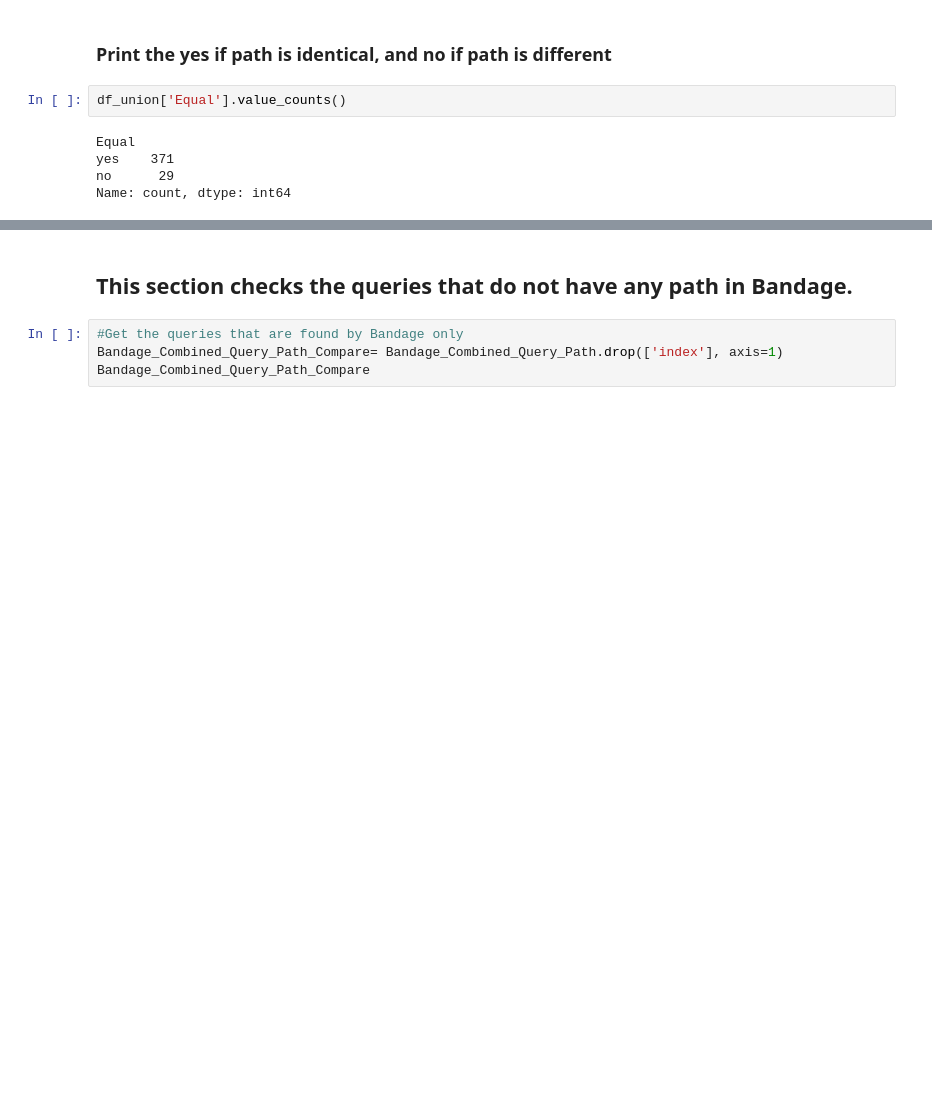
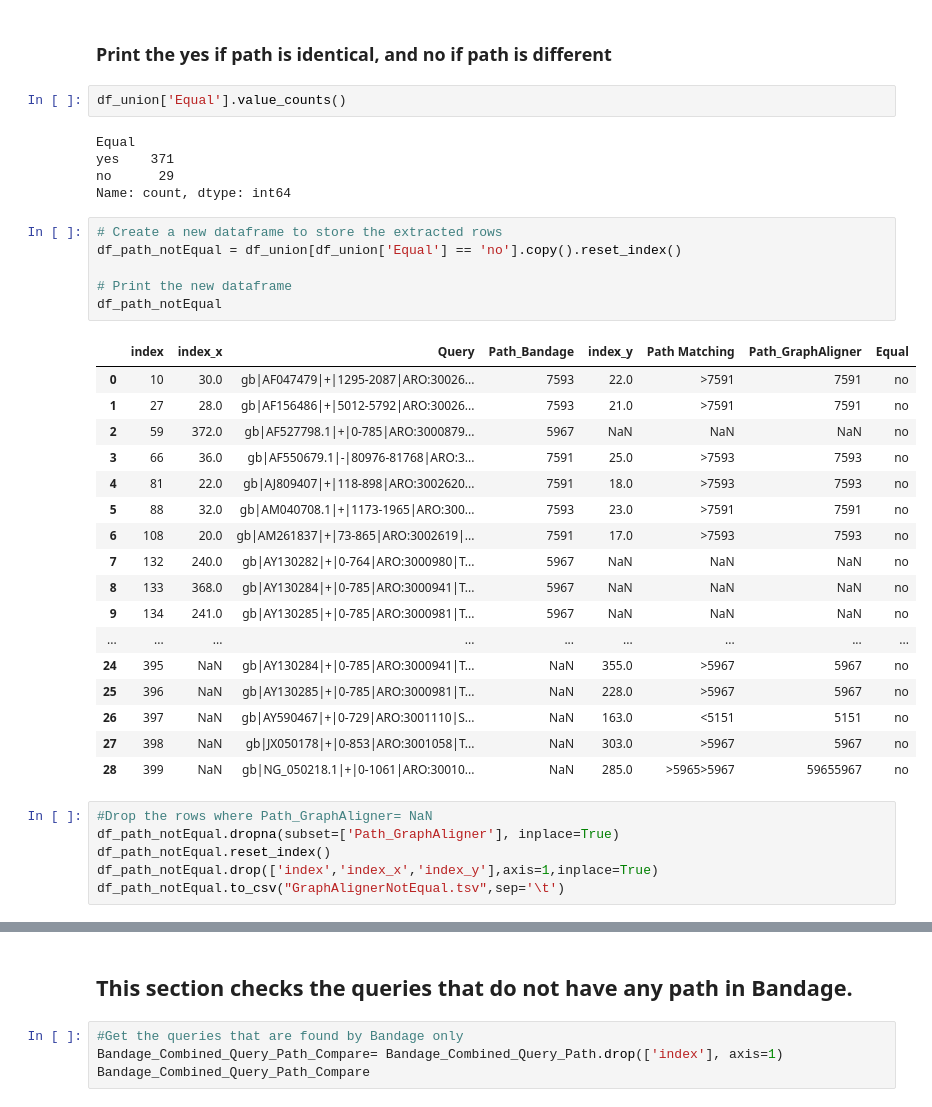
Before and after one commit to Yusreen/Thesis, a Jupyter notebook: Results and findings/GraphAlignerBandageScript.ipynb, the cells around one changed output, grey strips where cells are left out. Drawn from its saved outputs; the diff is of its cells as text; blank space fills up the shorter version.

```diff
--- a/Results and findings/GraphAlignerBandageScript.ipynb
+++ b/Results and findings/GraphAlignerBandageScript.ipynb
@@ -126,3 +157,33 @@ Equal
 yes    371
 no      29
 Name: count, dtype: int64
+# %%
+# Create a new dataframe to store the extracted rows
+df_path_notEqual = df_union[df_union['Equal'] == 'no'].copy().reset_index()
+
+# Print the new dataframe
+df_path_notEqual
+# %% [output]
+|  | index | index_x | Query | Path_Bandage | index_y | Path Matching | Path_GraphAligner | Equal |
+| 0 | 10 | 30.0 | gb|AF047479|+|1295-2087|ARO:30026... | 7593 | 22.0 | >7591 | 7591 | no |
+| 1 | 27 | 28.0 | gb|AF156486|+|5012-5792|ARO:30026... | 7593 | 21.0 | >7591 | 7591 | no |
+| 2 | 59 | 372.0 | gb|AF527798.1|+|0-785|ARO:3000879... | 5967 | NaN | NaN | NaN | no |
+| 3 | 66 | 36.0 | gb|AF550679.1|-|80976-81768|ARO:3... | 7591 | 25.0 | >7593 | 7593 | no |
+| 4 | 81 | 22.0 | gb|AJ809407|+|118-898|ARO:3002620... | 7591 | 18.0 | >7593 | 7593 | no |
+| 5 | 88 | 32.0 | gb|AM040708.1|+|1173-1965|ARO:300... | 7593 | 23.0 | >7591 | 7591 | no |
+| 6 | 108 | 20.0 | gb|AM261837|+|73-865|ARO:3002619|... | 7591 | 17.0 | >7593 | 7593 | no |
+| 7 | 132 | 240.0 | gb|AY130282|+|0-764|ARO:3000980|T... | 5967 | NaN | NaN | NaN | no |
+| 8 | 133 | 368.0 | gb|AY130284|+|0-785|ARO:3000941|T... | 5967 | NaN | NaN | NaN | no |
+| 9 | 134 | 241.0 | gb|AY130285|+|0-785|ARO:3000981|T... | 5967 | NaN | NaN | NaN | no |
+| ... | ... | ... | ... | ... | ... | ... | ... | ... |
+| 24 | 395 | NaN | gb|AY130284|+|0-785|ARO:3000941|T... | NaN | 355.0 | >5967 | 5967 | no |
+| 25 | 396 | NaN | gb|AY130285|+|0-785|ARO:3000981|T... | NaN | 228.0 | >5967 | 5967 | no |
+| 26 | 397 | NaN | gb|AY590467|+|0-729|ARO:3001110|S... | NaN | 163.0 | <5151 | 5151 | no |
+| 27 | 398 | NaN | gb|JX050178|+|0-853|ARO:3001058|T... | NaN | 303.0 | >5967 | 5967 | no |
+| 28 | 399 | NaN | gb|NG_050218.1|+|0-1061|ARO:30010... | NaN | 285.0 | >5965>5967 | 59655967 | no |
+# %%
+#Drop the rows where Path_GraphAligner= NaN
+df_path_notEqual.dropna(subset=['Path_GraphAligner'], inplace=True)
+df_path_notEqual.reset_index()
+df_path_notEqual.drop(['index','index_x','index_y'],axis=1,inplace=True)
+df_path_notEqual.to_csv("GraphAlignerNotEqual.tsv",sep='\t')
```
Also changed, not shown: parts of 14 cells of this notebook, 9 other files.
